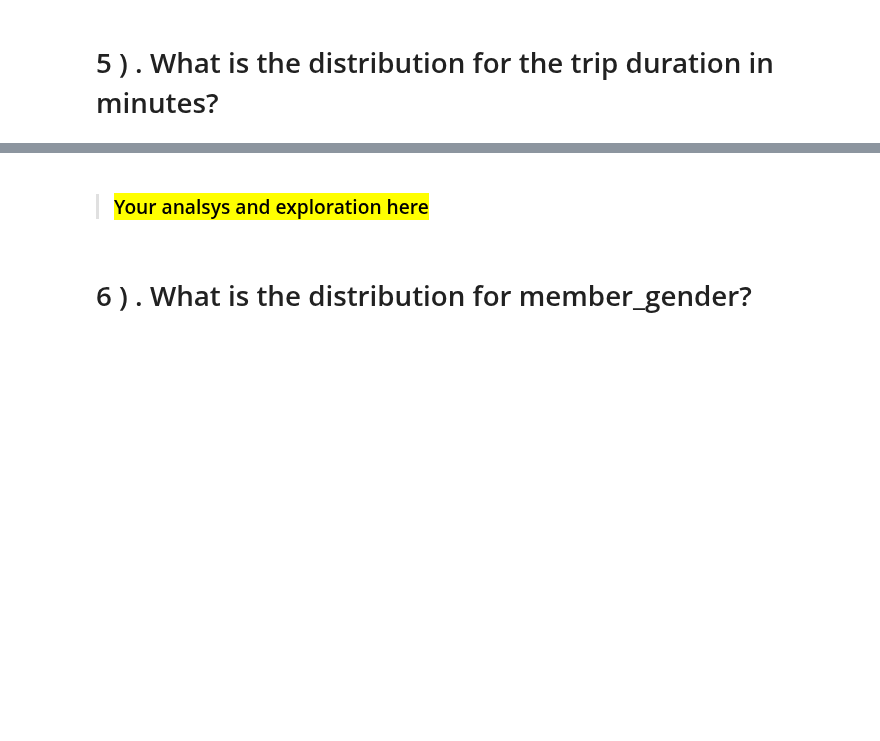
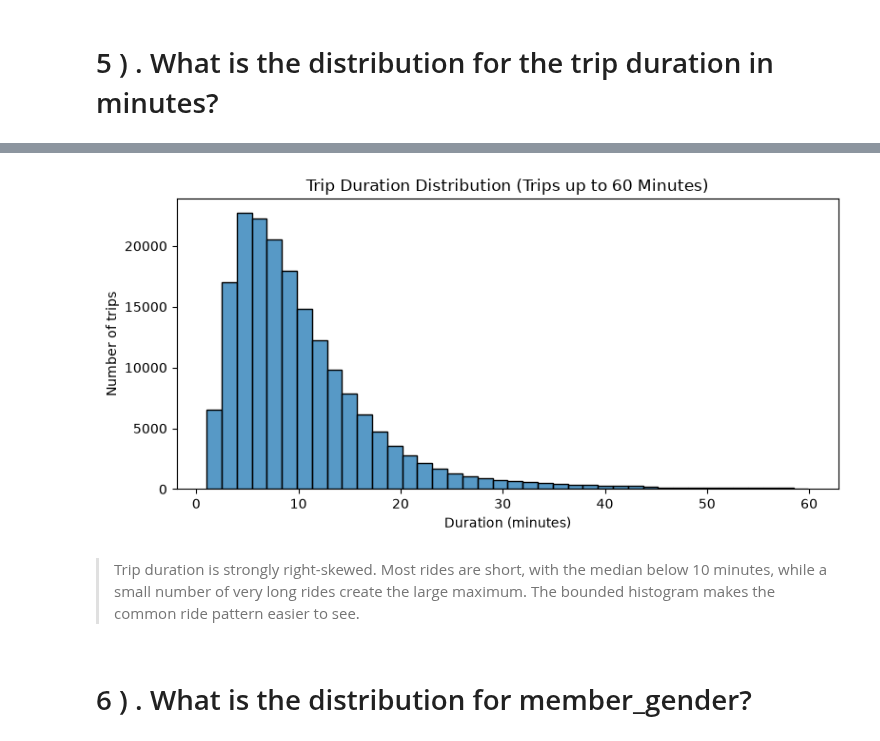
Before and after one commit to Mohamad-Hisham/ML-DEPI, a Jupyter notebook: src/DA/Final project/datasciece-Final-Project.ipynb, the cells around one changed output, grey strips where cells are left out. Saved outputs shown, nothing was run; the diff lists cells and outputs as text; code cells hidden in the pictures; blank space fills up the shorter version.

```diff
--- a/src/DA/Final project/datasciece-Final-Project.ipynb
+++ b/src/DA/Final project/datasciece-Final-Project.ipynb
@@ -320,7 +527,15 @@ import seaborn as sns
 # %%
-# Make visualization to easy get insight
+plt.figure(figsize=(8, 4))
+sns.histplot(data=df[df['duration_min'] <= 60], x='duration_min', bins=40)
+plt.title('Trip Duration Distribution (Trips up to 60 Minutes)')
+plt.xlabel('Duration (minutes)')
+plt.ylabel('Number of trips')
+plt.tight_layout()
+plt.show()
+# %% [output]
+[figure, added]
 # %% [markdown]
-> ### <mark>Your analsys and exploration here </mark>
+> Trip duration is strongly right-skewed. Most rides are short, with the median below 10 minutes, while a small number of very long rides create the large maximum. The bounded histogram makes the common ride pattern easier to see.
 # %% [markdown]
 
 # <a id="6"> 6 ) . What is the distribution for member_gender?</a>
```
Also changed, not shown: parts of 61 cells of this notebook, 5 other files.
